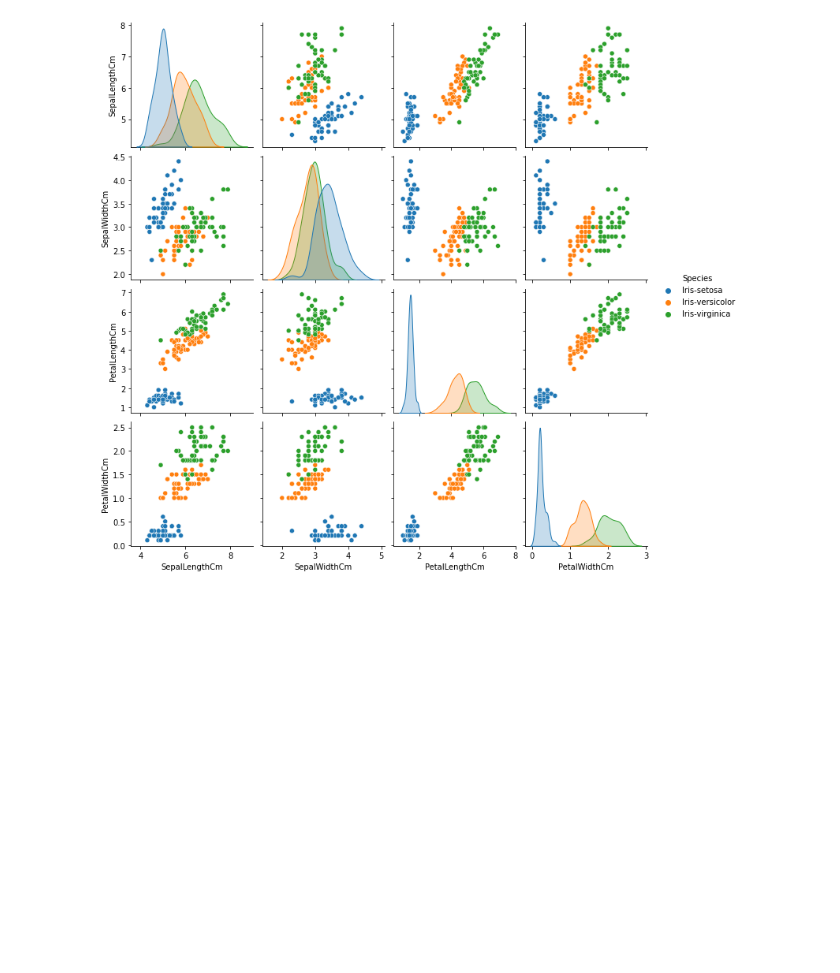
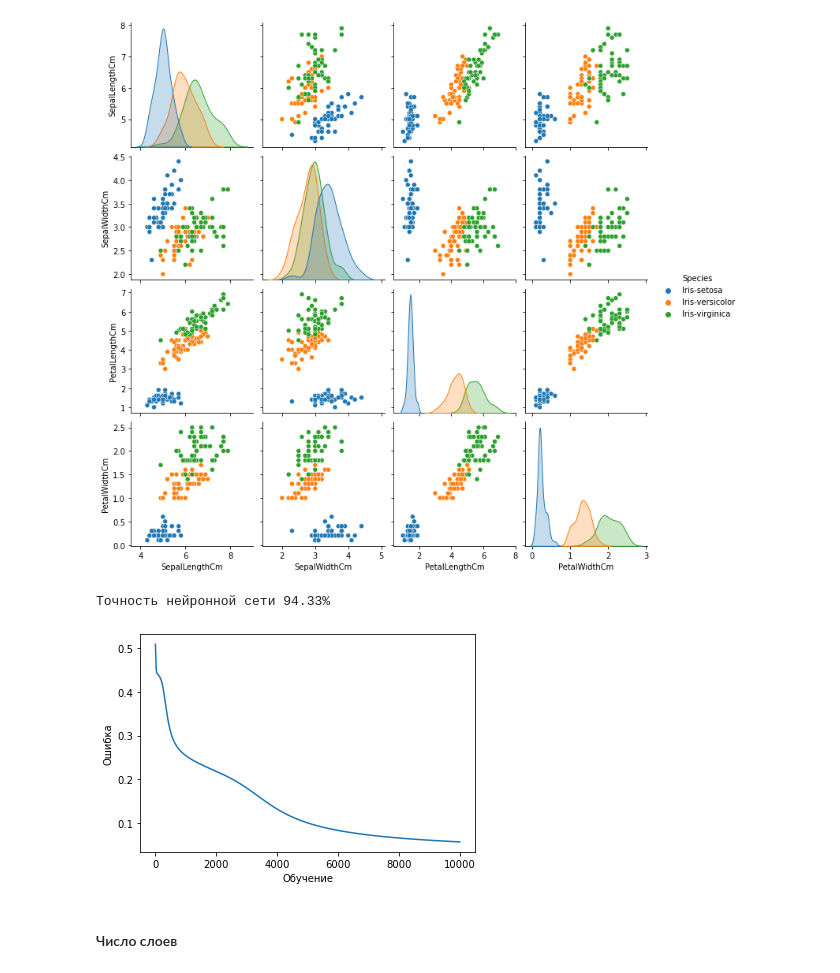
Before and after one commit to skyseedim/NN_intro, a Jupyter notebook: HW_1.ipynb, the cells around one changed output. Drawn from its saved outputs; the diff is of its cells as text; code cells hidden in the pictures; blank space fills up the shorter version.

```diff
--- a/HW_1.ipynb
+++ b/HW_1.ipynb
@@ -114,0 +135,14 @@ def(num_layers=2, learning_rate=0.01, num_steps=10000):
+# %%
+res = nn_iris(X_train, y_train)
+# %%
+### Шаг 4. Демонстрация полученных результатов
+# черчение диаграммы точности в зависимости от обучения
+plt.plot(res[0])
+plt.xlabel('Обучение')
+plt.ylabel('Ошибка')
+print("Точность нейронной сети " + str(round(res[1],2)) + "%")
+# %% [output]
+Точность нейронной сети 94.33%
+[figure, added]
+# %% [markdown]
+#### Число слоев
```
Also changed, not shown: parts of 15 cells of this notebook.
